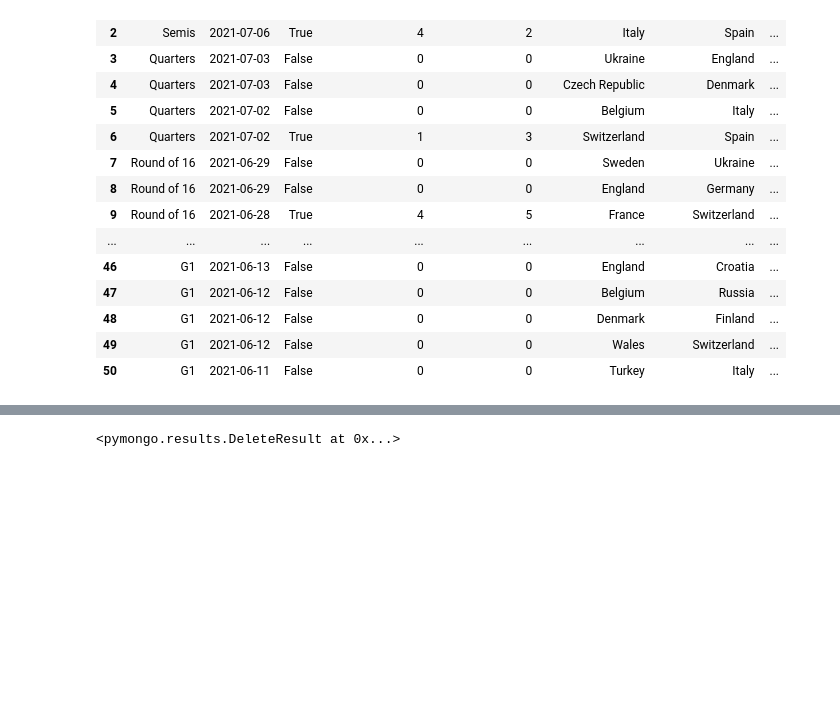
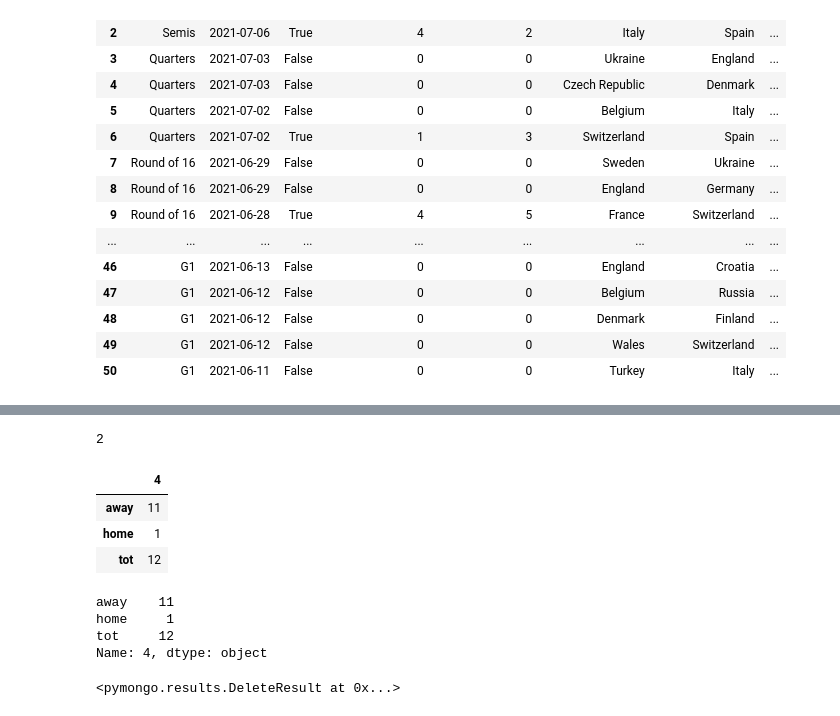
Before and after one commit to oOBoniOo/Euro-2020-data-viewer-, a Jupyter notebook: data_support/CSV_euro_data/format_CSV_EURO_con_pandas.ipynb, the cells around one changed output, grey strips where cells are left out. Drawn from its saved outputs; the diff is of its cells as text; code cells hidden in the pictures; blank space fills up the shorter version.

```diff
--- a/data_support/CSV_euro_data/format_CSV_EURO_con_pandas.ipynb
+++ b/data_support/CSV_euro_data/format_CSV_EURO_con_pandas.ipynb
@@ -200,3 +182,30 @@ new
+# %%
+selected_team = ["Croatia"]
+
+new = new[new['team'].isin(selected_team)]
+new
+nuevodf = new.T
+
+nuevodf = nuevodf.drop(["tot"],axis=0)
+nuevodf.columns[0]
+# %% [output]
+2
+# %%
+nuevodf.rename(columns = columnas)
+#nuevodf = nuevodf.drop(["team"],axis=0)
+nuevodf
+# %% [output]
+|  | 4 |
+| away | 11 |
+| home | 1 |
+| tot | 12 |
+# %%
+nuevodf[4]
+# %% [output]
+away    11
+home     1
+tot     12
+Name: 4, dtype: object
 # %%
 db
 #vaciar collection
```
Also changed, not shown: parts of 1 cell of this notebook, 6 other files.
